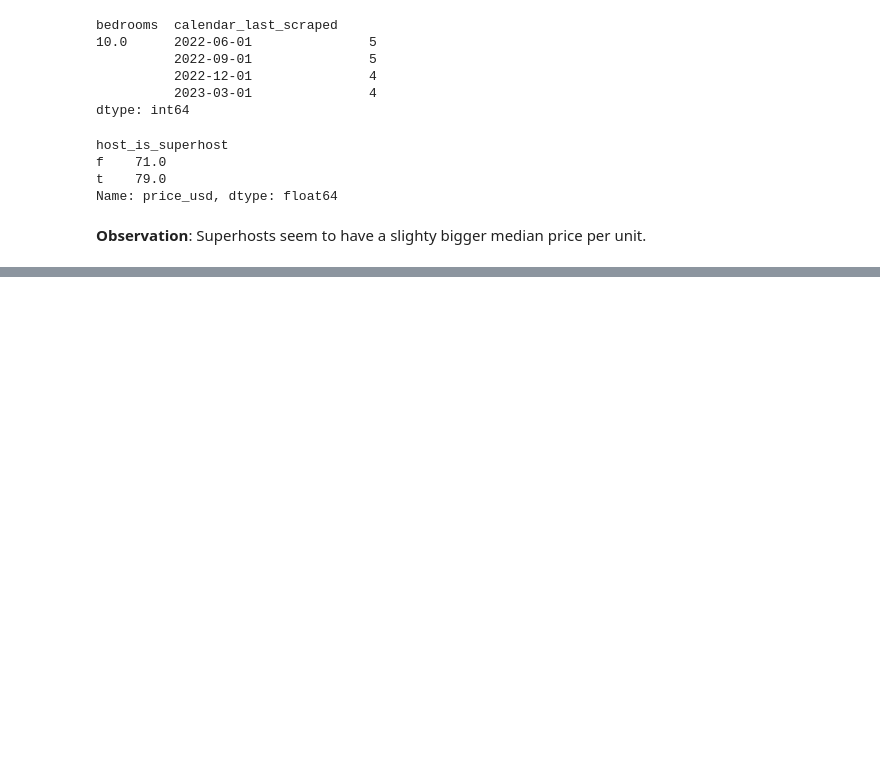
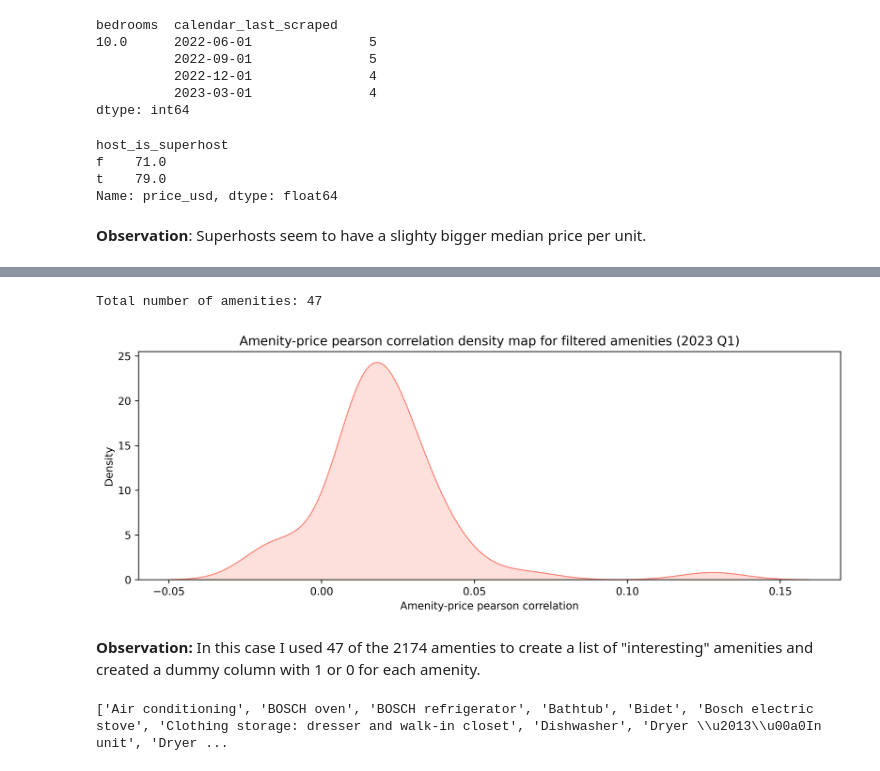
Before and after one commit to bruno-f7s/portfolio, a Jupyter notebook: airbnb-porto-2023/airbnb-porto-2023-eda.ipynb, the cells around one changed output, grey strips where cells are left out. Cells and saved outputs as stored; diff of their text form; code cells hidden in the pictures; blank space fills up the shorter version.

```diff
--- a/airbnb-porto-2023/airbnb-porto-2023-eda.ipynb
+++ b/airbnb-porto-2023/airbnb-porto-2023-eda.ipynb
@@ -1060,0 +1123,24 @@ amenities_count.reset_index()
+# %%
+# Filter the list of amenities based on the correlation boundaries: <=-0.01 and >=0.01
+amenity_corr_filtered = amenity_corr[(amenity_corr["price_usd"] >= 0.01) | (amenity_corr["price_usd"] <= -0.01)]
+
+print(f"""Total number of amenities: {len(amenity_corr_filtered)}""")
+# %% [output]
+Total number of amenities: 47
+# %%
+#Print the amenity-price pearson correlation density map for filtered amenities
+plt.figure(figsize=(12,4),dpi=500)
+plt.xlabel('Amenity-price pearson correlation')
+plt.title('Amenity-price pearson correlation density map for filtered amenities (2023 Q1)')
+
+sns.kdeplot(x=amenity_corr_filtered["price_usd"],color="salmon", shade=True);
+# %% [output]
+[figure, added]
+# %% [markdown]
+__Observation:__ In this case I used 47 of the 2174 amenties to create a list of "interesting" amenities and created a dummy column with 1 or 0 for each amenity.
+# %%
+# create a list with the interesting amenities
+amenity_ls = amenity_corr_filtered["index"].apply(lambda x: x.replace('\"',"").replace('[',"").replace(']',"").strip()).tolist()
+print(amenity_ls)
+# %% [output]
+['Air conditioning', 'BOSCH oven', 'BOSCH refrigerator', 'Bathtub', 'Bidet', 'Bosch electric stove', 'Clothing storage: dresser and walk-in closet', 'Dishwasher', 'Dryer \\u2013\\u00a0In unit', 'Dryer ...
```
Also changed, not shown: parts of 127 cells of this notebook.
